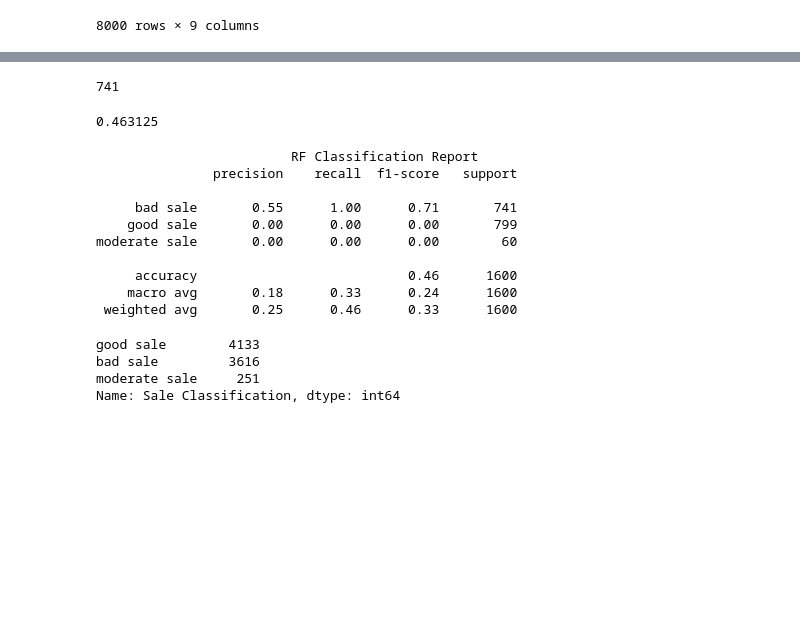
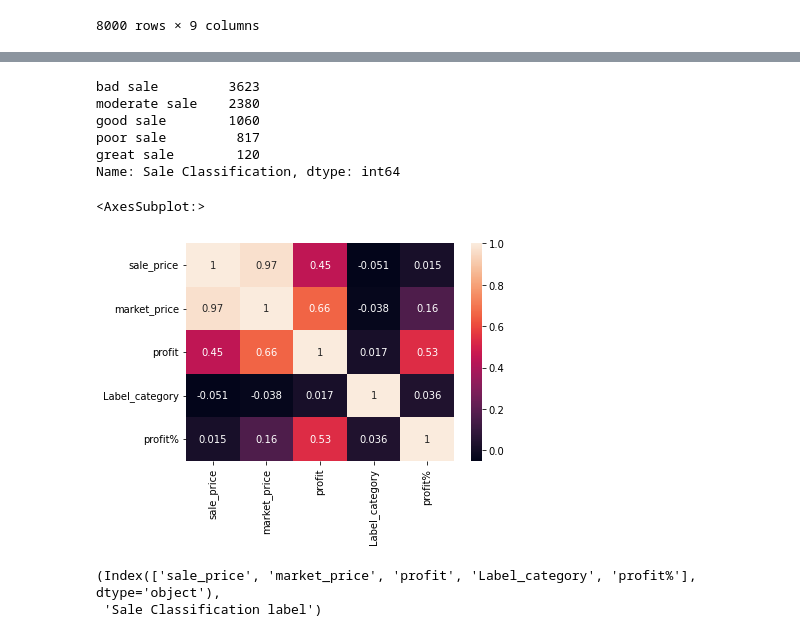
Before and after one commit to prodigee-project/Data-Analysis---Grocery, a Jupyter notebook: Grocery_prediction.ipynb, the cells around one changed output, grey strips where cells are left out. Cells and saved outputs as stored; diff of their text form; code cells hidden in the pictures; blank space fills up the shorter version.

```diff
--- a/Grocery_prediction.ipynb
+++ b/Grocery_prediction.ipynb
@@ -212,3 +207,20 @@ sns.heatmap(new1.corr(), annot=True)
+# %%
+ def classify_sales(row):
+
+    if row['profit%'] > 50.0:
+        return "great sale"
+
+    elif row['profit%'] <= 50.0 and row['profit%'] > 28.0:
+        return "good sale"
+
+    elif row['profit%'] < 28.0 and row['profit%'] >= 10.0:
+        return "moderate sale"
+
+    elif row['profit%'] < 10.0 and row['profit%'] > 1.0:
+        return "poor sale"
+
+    else:
+        return "bad sale"
 # %%
 data["Sale Classification"] = data.apply(classify_sales, axis=1)
 data
@@ -284,30 +242,14 @@ from sklearn.metrics import accuracy_score,classification_report
-# %%
-accuracy_score(y_test, y_pred, normalize=False)
-# %% [output]
-741
-# %%
-clf.score(X_test,y_test)
-# %% [output]
-0.463125
-# %%
-RF_classification_report = classification_report(y_test,y_pred,target_names=data['Sale Classification'].unique())
-print("\t\t\t RF Classification Report")
-print(RF_classification_report)
-# %% [output]
-                         RF Classification Report
-               precision    recall  f1-score   support
-
-     bad sale       0.55      1.00      0.71       741
-    good sale       0.00      0.00      0.00       799
-moderate sale       0.00      0.00      0.00        60
-
-     accuracy                           0.46      1600
-    macro avg       0.18      0.33      0.24      1600
- weighted avg       0.25      0.46      0.33      1600
-# %%
-data['Sale Classification'].value_counts()
-# %% [output]
-good sale        4133
-bad sale         3616
-moderate sale     251
-Name: Sale Classification, dtype: int64
+# %%
+data['Sale Classification'].value_counts()
+# %% [output]
+bad sale         3623
+moderate sale    2380
+good sale        1060
+poor sale         817
+great sale        120
+Name: Sale Classification, dtype: int64
+# %%
+sns.heatmap(data.corr(), annot=True)
+# %% [output]
+<AxesSubplot:>
+[figure, added]
@@ -313,0 +263,7 @@ Name: Sale Classification, dtype: int64
+# %%
+X_col =  data.columns[3:8]
+y_col = data.columns[9]
+X_col, y_col
+# %% [output]
+(Index(['sale_price', 'market_price', 'profit', 'Label_category', 'profit%'], dtype='object'),
+ 'Sale Classification label')
```
Also changed, not shown: parts of 25 cells of this notebook.
